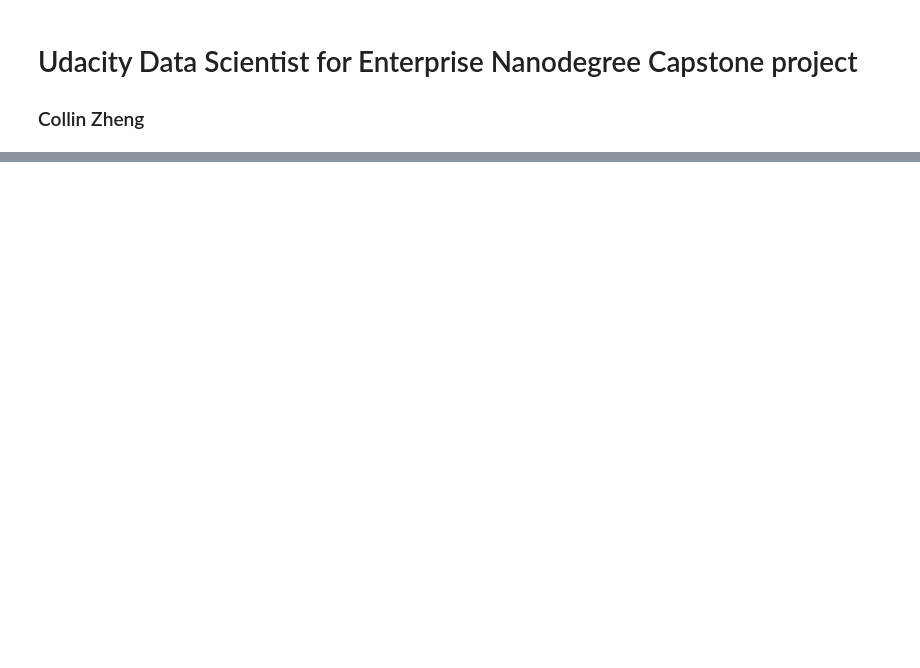
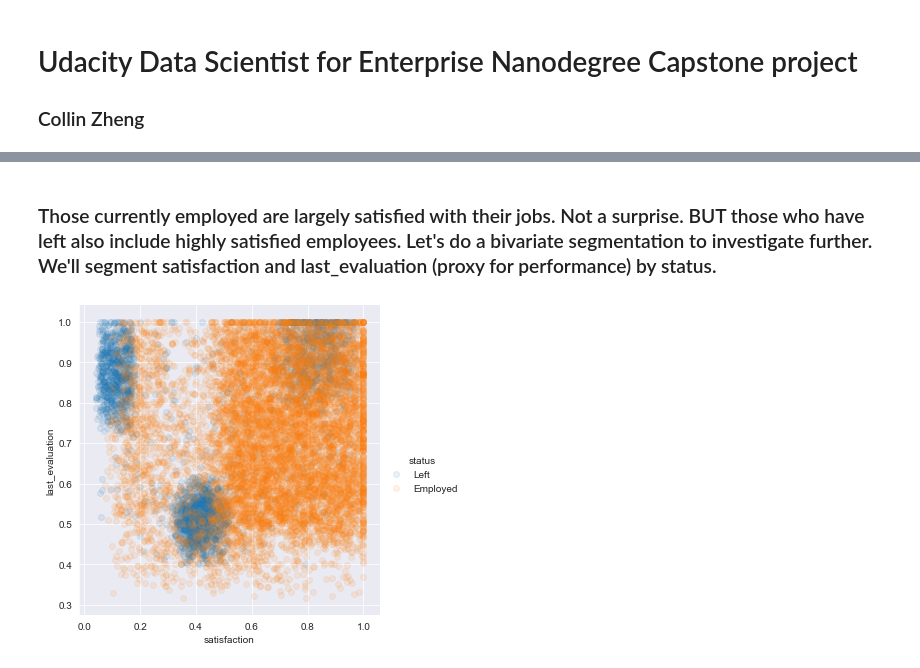
Before and after one commit to collin-zheng/udacity-data-scientist-capstone, a Jupyter notebook: EmployeeChurnNotebook.ipynb, the cells around one changed output, grey strips where cells are left out. Saved outputs shown, nothing was run; the diff lists cells and outputs as text; code cells hidden in the pictures; blank space fills up the shorter version.

```diff
--- a/EmployeeChurnNotebook.ipynb
+++ b/EmployeeChurnNotebook.ipynb
@@ -27,0 +194,12 @@ We'll be looking at some AirBnb listing datasets for Seattle and perform some an
+# %% [markdown]
+### Those currently employed are largely satisfied with their jobs. Not a surprise. BUT those who have left also include highly satisfied employees. Let's do a bivariate segmentation to investigate further. We'll segment satisfaction and last_evaluation (proxy for performance) by status.
+# %%
+sns.lmplot(x='satisfaction',
+          y='last_evaluation',
+          hue='status',
+          data=df,
+          fit_reg=False,
+          scatter_kws={'alpha':0.1})
+plt.show()
+# %% [output]
+[figure, added]
```
Also changed, not shown: parts of 107 cells of this notebook.
